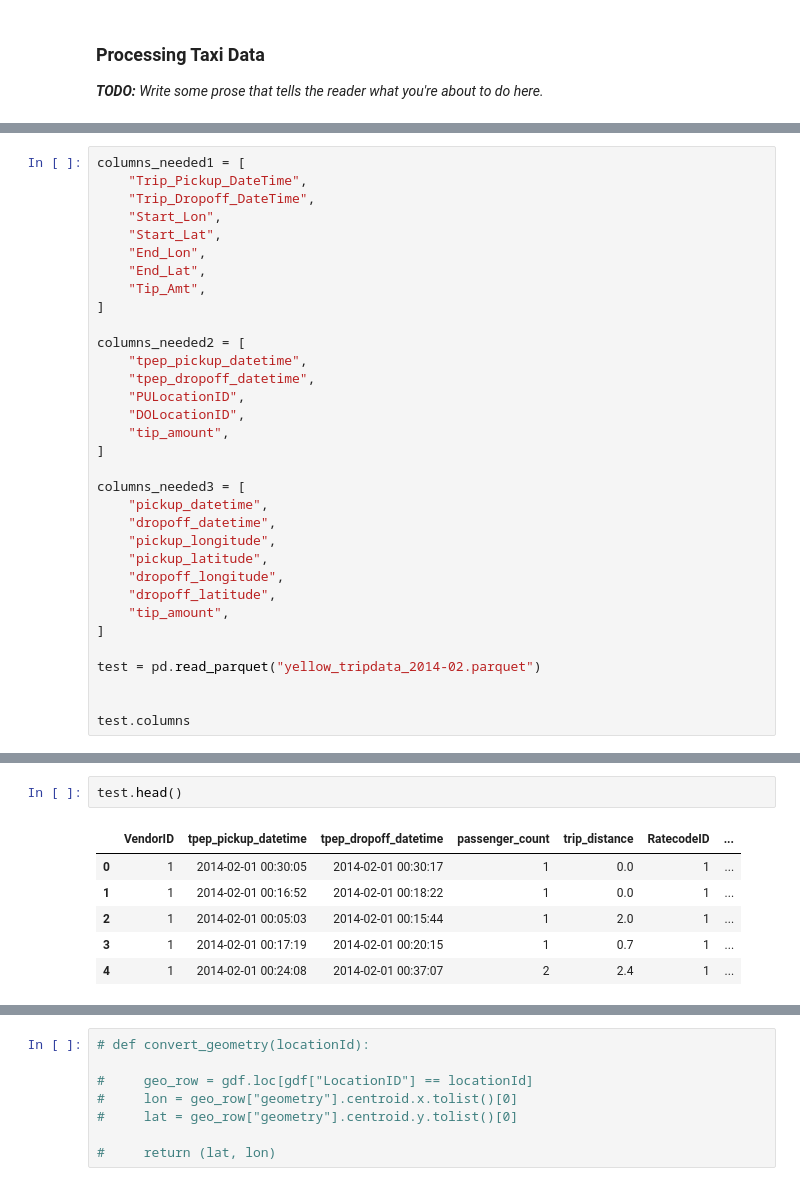
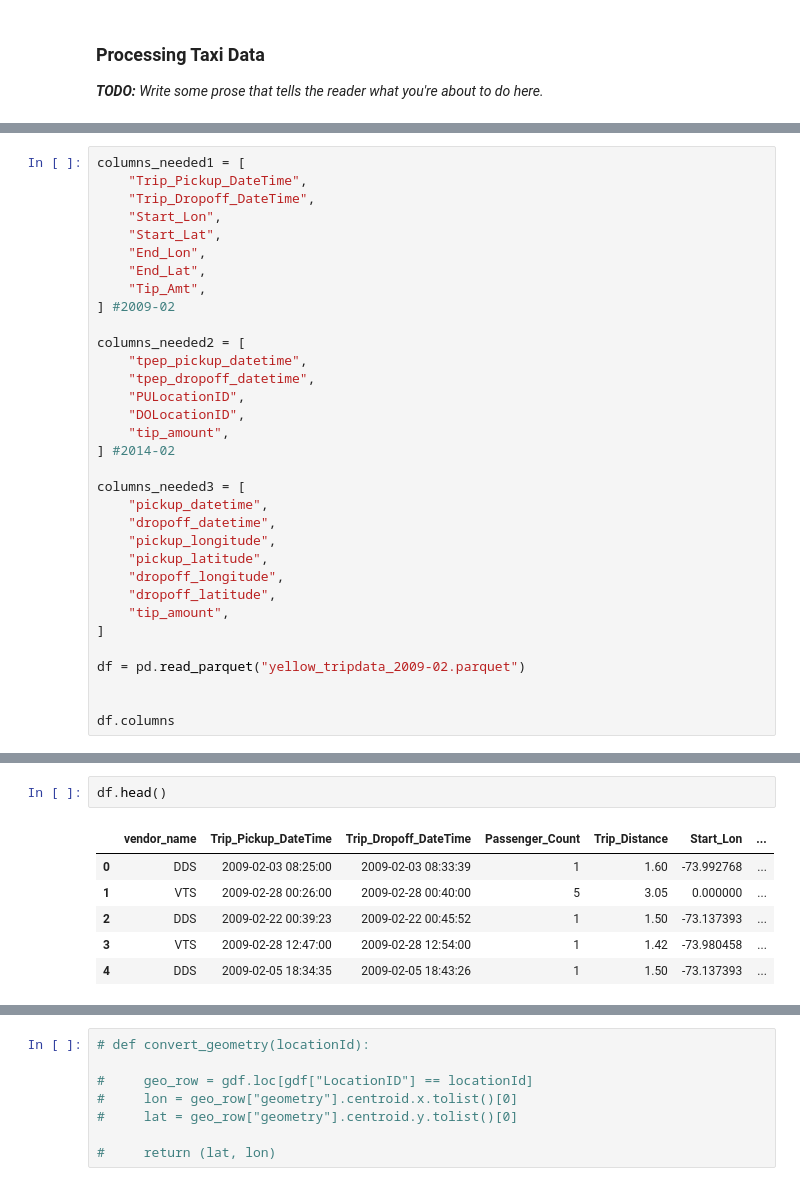
Before and after one commit to Yuchen-Duan/hired-rides-nyc-analysis, a Jupyter notebook: hired-rides-nyc-analysis.ipynb, the cells around one changed output, grey strips where cells are left out. Cells and saved outputs as stored; diff of their text form.

Commit message:
Complete clean month taxi data
Test clean Uber data

```diff
--- a/hired-rides-nyc-analysis.ipynb
+++ b/hired-rides-nyc-analysis.ipynb
@@ -219,7 +226,7 @@ columns_needed1 = [
     "End_Lon",
     "End_Lat",
     "Tip_Amt",
-]
+] #2009-02
 
 columns_needed2 = [
     "tpep_pickup_datetime",
@@ -227,7 +234,7 @@ columns_needed2 = [
     "PULocationID",
     "DOLocationID",
     "tip_amount",
-]
+] #2014-02
 
 columns_needed3 = [
     "pickup_datetime",
@@ -239,8 +246,8 @@ columns_needed3 = [
     "tip_amount",
 ]
 
-test = pd.read_parquet("yellow_tripdata_2014-02.parquet")
+df = pd.read_parquet("yellow_tripdata_2009-02.parquet")
 
 
-test.columns
+df.columns
 # %% [output]
@@ -254,10 +265,10 @@ Index(['VendorID', 'tpep_pickup_datetime', 'tpep_dropoff_datetime',
 # %%
-test.head()
+df.head()
 # %% [output]
-|  | VendorID | tpep_pickup_datetime | tpep_dropoff_datetime | passenger_count | trip_distance | RatecodeID | ... |
-| 0 | 1 | 2014-02-01 00:30:05 | 2014-02-01 00:30:17 | 1 | 0.0 | 1 | ... |
-| 1 | 1 | 2014-02-01 00:16:52 | 2014-02-01 00:18:22 | 1 | 0.0 | 1 | ... |
-| 2 | 1 | 2014-02-01 00:05:03 | 2014-02-01 00:15:44 | 1 | 2.0 | 1 | ... |
-| 3 | 1 | 2014-02-01 00:17:19 | 2014-02-01 00:20:15 | 1 | 0.7 | 1 | ... |
-| 4 | 1 | 2014-02-01 00:24:08 | 2014-02-01 00:37:07 | 2 | 2.4 | 1 | ... |
+|  | vendor_name | Trip_Pickup_DateTime | Trip_Dropoff_DateTime | Passenger_Count | Trip_Distance | Start_Lon | ... |
+| 0 | DDS | 2009-02-03 08:25:00 | 2009-02-03 08:33:39 | 1 | 1.60 | -73.992768 | ... |
+| 1 | VTS | 2009-02-28 00:26:00 | 2009-02-28 00:40:00 | 5 | 3.05 | 0.000000 | ... |
+| 2 | DDS | 2009-02-22 00:39:23 | 2009-02-22 00:45:52 | 1 | 1.50 | -73.137393 | ... |
+| 3 | VTS | 2009-02-28 12:47:00 | 2009-02-28 12:54:00 | 1 | 1.42 | -73.980458 | ... |
+| 4 | DDS | 2009-02-05 18:34:35 | 2009-02-05 18:43:26 | 1 | 1.50 | -73.137393 | ... |
 [interactive output not drawn]
```
Also changed, not shown: parts of 16 cells of this notebook.
